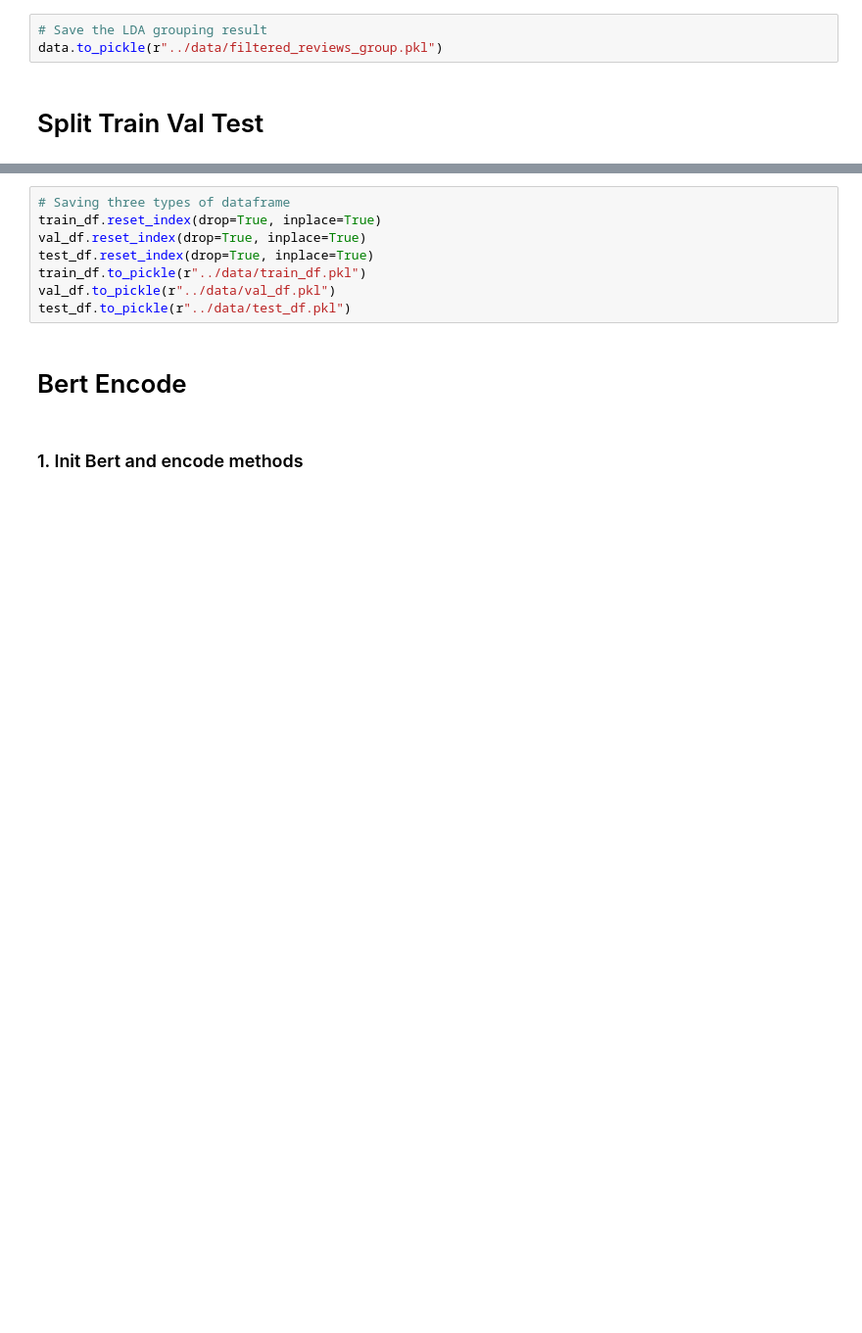
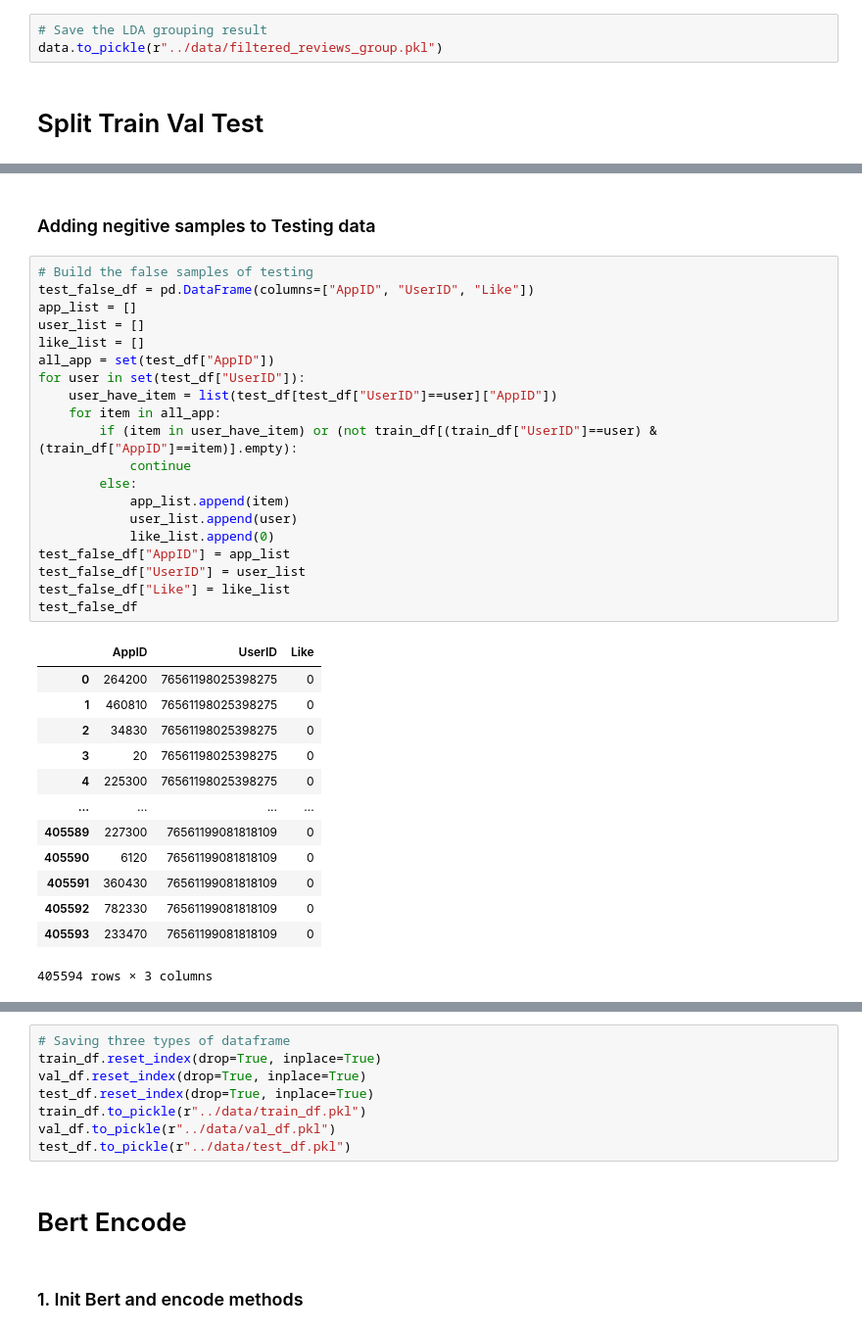
Before and after one commit to Albert40727/CL_HIAM, a Jupyter notebook: preprocess.ipynb, the cells around one changed output, grey strips where cells are left out. Shown at 98% size. Cells and saved outputs as stored; diff of their text form; blank space fills up the shorter version.

```diff
--- a/preprocess.ipynb
+++ b/preprocess.ipynb
@@ -262,0 +281,36 @@ len(train_df), len(val_df), len(test_df), len(train_df)+len(val_df)+len(test_df)
+# %% [markdown]
+### Adding negitive samples to Testing data
+# %%
+# Build the false samples of testing
+test_false_df = pd.DataFrame(columns=["AppID", "UserID", "Like"])
+app_list = []
+user_list = []
+like_list = []
+all_app = set(test_df["AppID"])
+for user in set(test_df["UserID"]):
+    user_have_item = list(test_df[test_df["UserID"]==user]["AppID"])
+    for item in all_app:
+        if (item in user_have_item) or (not train_df[(train_df["UserID"]==user) & (train_df["AppID"]==item)].empty):
+            continue
+        else:
+            app_list.append(item)
+            user_list.append(user)
+            like_list.append(0)
+test_false_df["AppID"] = app_list
+test_false_df["UserID"] = user_list
+test_false_df["Like"] = like_list
+test_false_df
+# %% [output]
+|  | AppID | UserID | Like |
+| 0 | 264200 | 76561198025398275 | 0 |
+| 1 | 460810 | 76561198025398275 | 0 |
+| 2 | 34830 | 76561198025398275 | 0 |
+| 3 | 20 | 76561198025398275 | 0 |
+| 4 | 225300 | 76561198025398275 | 0 |
+| ... | ... | ... | ... |
+| 405589 | 227300 | 76561199081818109 | 0 |
+| 405590 | 6120 | 76561199081818109 | 0 |
+| 405591 | 360430 | 76561199081818109 | 0 |
+| 405592 | 782330 | 76561199081818109 | 0 |
+| 405593 | 233470 | 76561199081818109 | 0 |
+405594 rows × 3 columns
```
Also changed, not shown: parts of 14 cells of this notebook, 7 other files.
